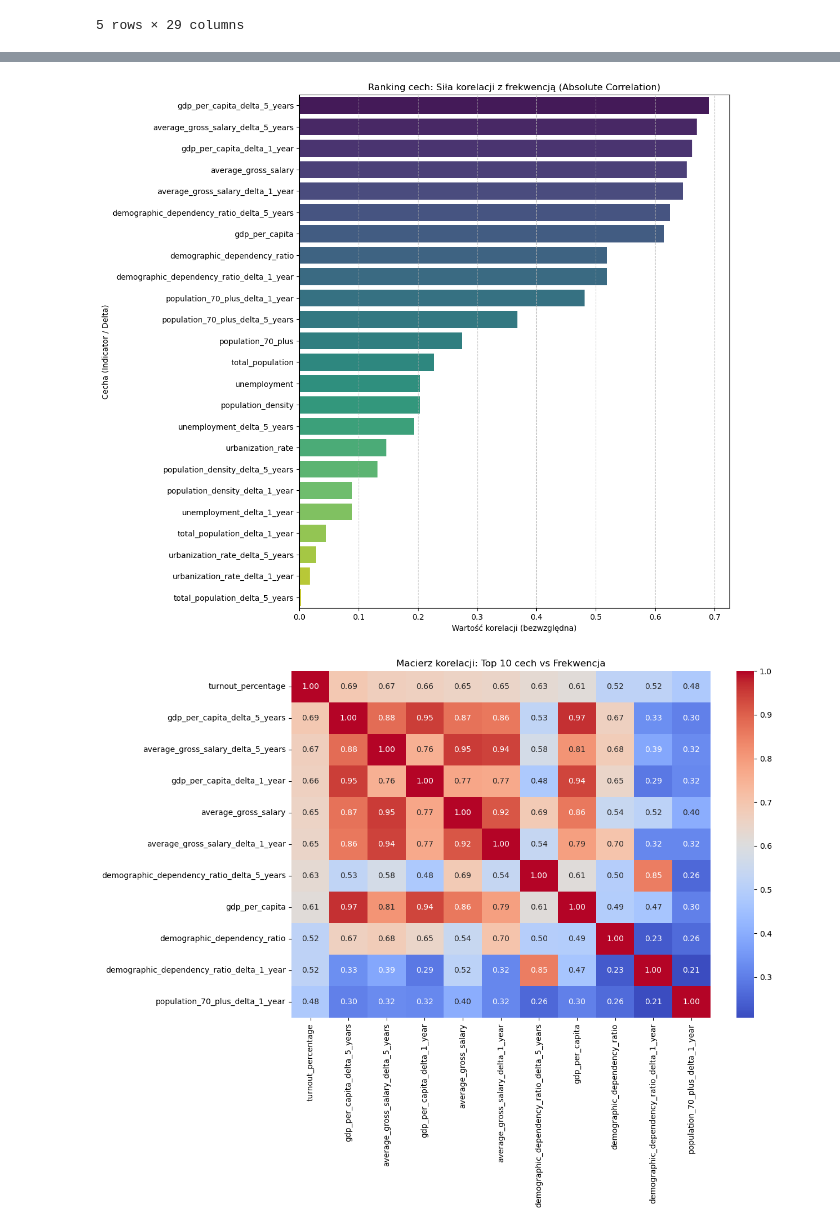
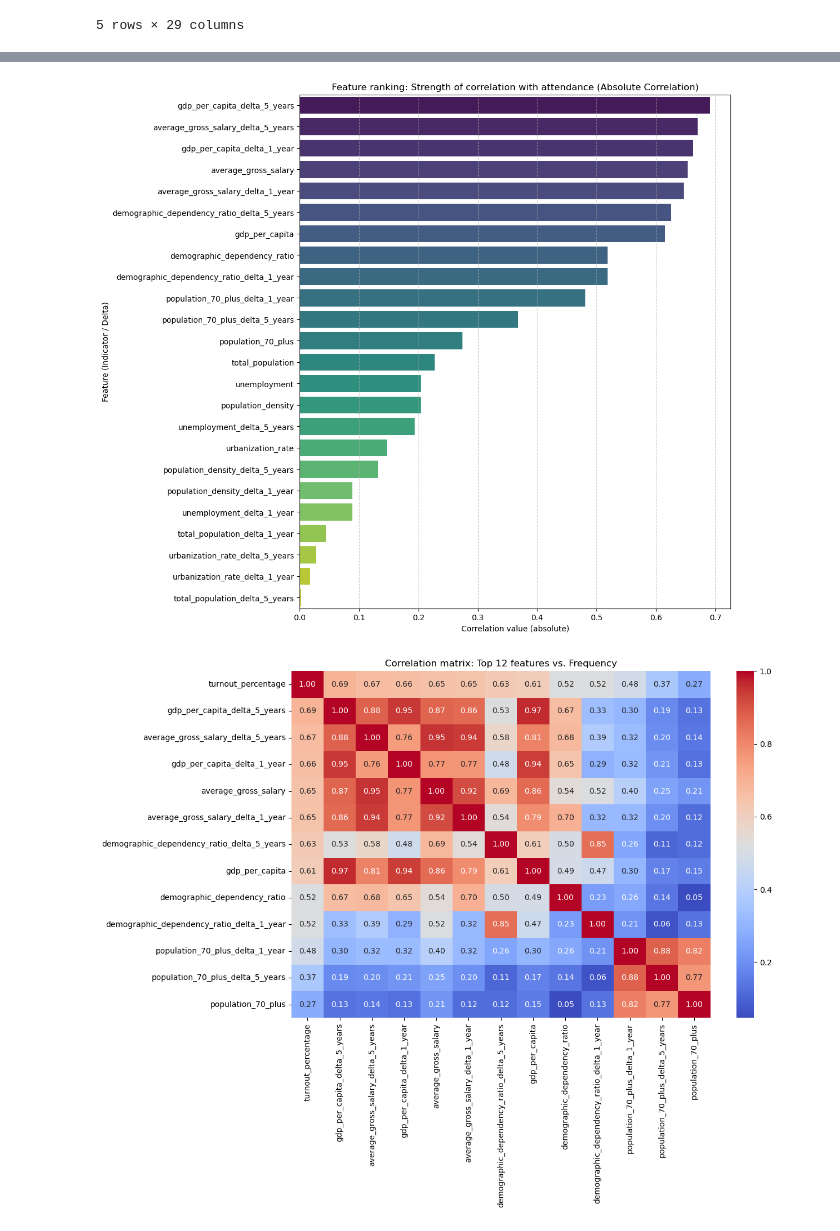
Before and after one commit to wojciech-kielbowicz-it/Github_projects, a Jupyter notebook: Presidential_election_turnout_prediction_model/Notebooks/02_feature_engineering_and_visualization.ipynb, the cells around one changed output, grey strips where cells are left out. Cells and saved outputs as stored; diff of their text form; code cells hidden in the pictures.

```diff
--- a/Presidential_election_turnout_prediction_model/Notebooks/02_feature_engineering_and_visualization.ipynb
+++ b/Presidential_election_turnout_prediction_model/Notebooks/02_feature_engineering_and_visualization.ipynb
@@ -115,29 +115,24 @@ target = "turnout_percentage"
 indicator_list = [col for col in model_set_df.columns if col not in ["terc_code", "county", "year", "round", target]]
 
 correlations = model_set_df[[target] + indicator_list].corr()[target].drop(target)
-correlations_abs = correlations.abs().sort_values(ascending=False)
+correlations_abs = correlations.abs().sort_values(ascending= False)
 
-plt.figure(figsize=(10, 12))
-sns.barplot(x=correlations_abs.values, y=correlations_abs.index, palette="viridis")
-plt.title("Ranking cech: Siła korelacji z frekwencją (Absolute Correlation)")
-plt.xlabel("Wartość korelacji (bezwzględna)")
-plt.ylabel("Cecha (Indicator / Delta)")
-plt.grid(axis="x", linestyle="--", alpha=0.7)
+plt.figure(figsize= (10, 12))
+sns.barplot(x= correlations_abs.values, y= correlations_abs.index, palette= "viridis")
+plt.title("Feature ranking: Strength of correlation with attendance (Absolute Correlation)")
+plt.xlabel("Correlation value (absolute)")
+plt.ylabel("Feature (Indicator / Delta)")
+plt.grid(axis= "x", linestyle= "--", alpha= 0.7)
 plt.show()
 
-top_10 = correlations_abs.head(10).index.tolist()
-plt.figure(figsize=(12, 8))
-sns.heatmap(model_set_df[[target] + top_10].corr(), annot=True, cmap="coolwarm", fmt=".2f")
-plt.title("Macierz korelacji: Top 10 cech vs Frekwencja")
+top_12 = correlations_abs.head(12).index.tolist()
+plt.figure(figsize= (12, 8))
+sns.heatmap(model_set_df[[target] + top_12].corr(), annot= True, cmap= "coolwarm", fmt= ".2f")
+plt.title("Correlation matrix: Top 12 features vs. Frequency")
 plt.show()
 
-delta_features = [c for c in correlations_abs.index if "delta" in c]
-if delta_features:
-    best_delta = delta_features[0]
-    plt.figure(figsize=(8, 6))
-    sns.regplot(data=model_set_df, x=best_delta, y=target, scatter_kws={"alpha": 0.3}, line_kws={"color": "red"})
-    plt.title(f"Wpływ zmiany wskaźnika na frekwencję\n({best_delta} vs {target})")
-    plt.show()
+del correlations, correlations_abs
+del top_12
 # %% [output]
 Passing `palette` without assigning `hue` is deprecated and will be removed in v0.14.0. Assign the `y` variable to `hue` and set `legend=False` for the same effect.
 
@@ -145,2 +140,2 @@ Passing `palette` without assigning `hue` is deprecated and will be removed in v
-[figure, old version]
+[figure, new version]
-[figure, old version]
+[figure, new version]
```
Also changed, not shown: parts of 5 cells of this notebook, 1 other file.
